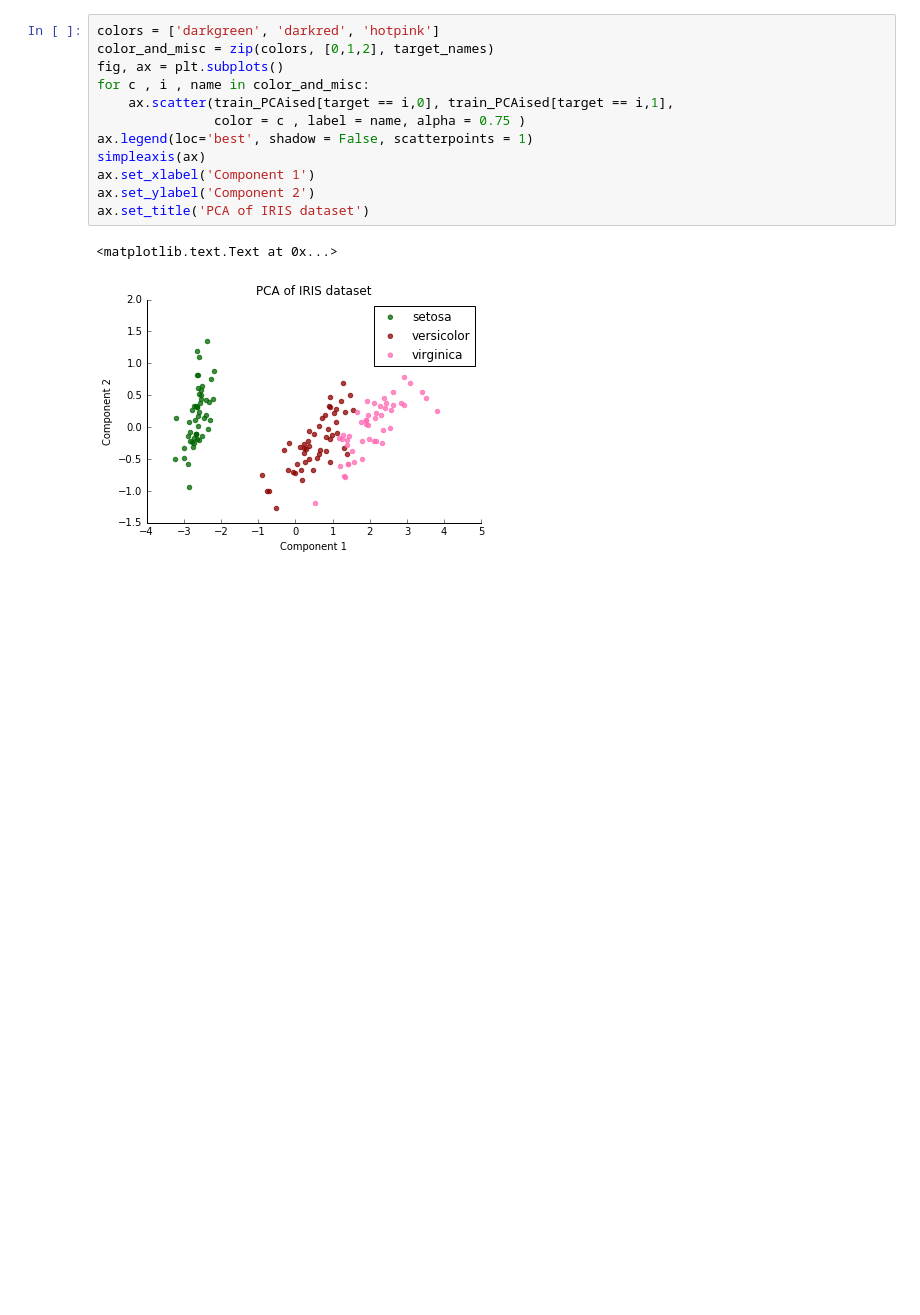
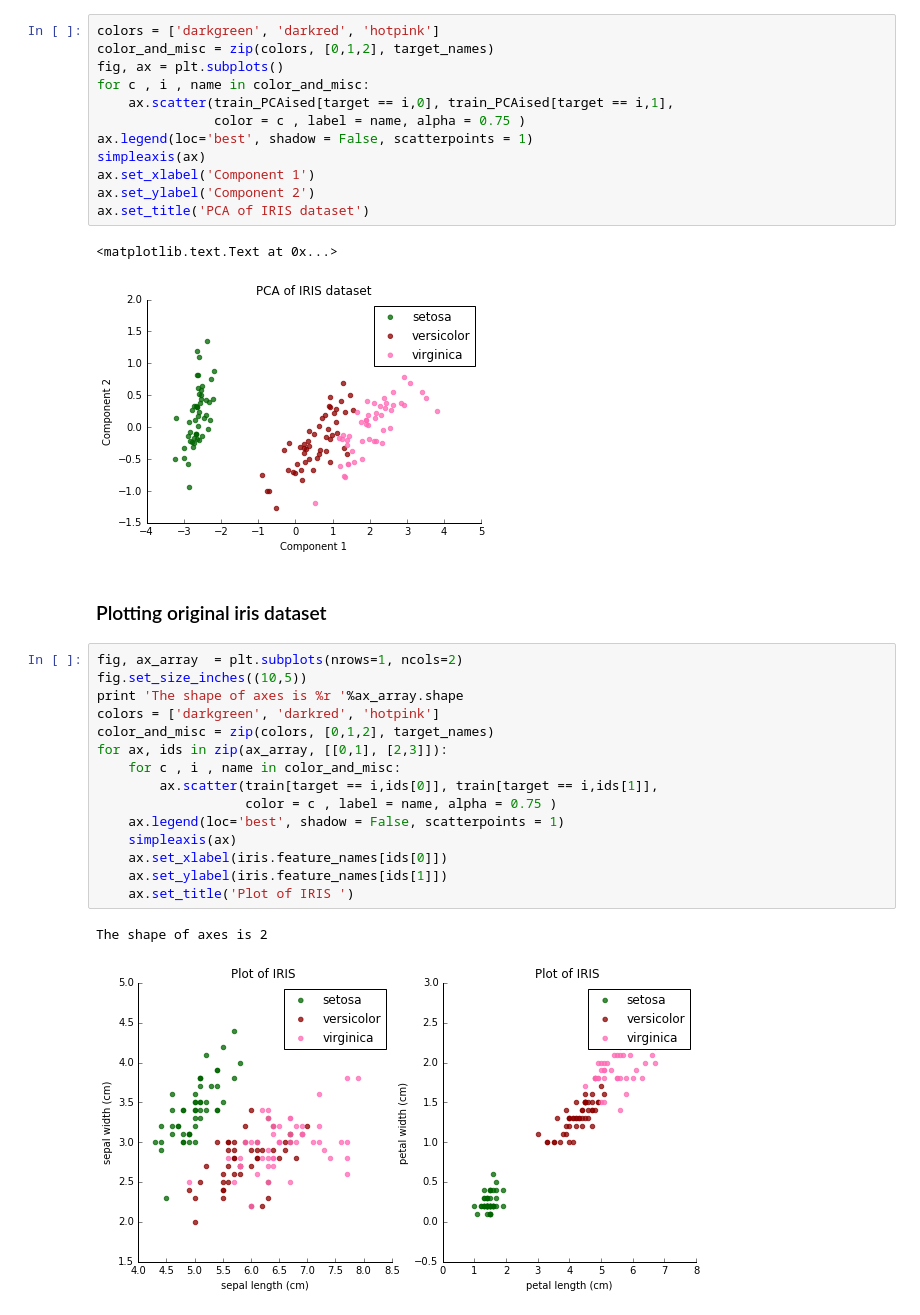
Before and after one commit to lovekesh-thakur/ML-Ipython-Notebooks, a Jupyter notebook: PCA.ipynb, the cells around one changed output. Saved outputs shown, nothing was run; the diff lists cells and outputs as text; blank space fills up the shorter version.

Commit message:
Added more plots to PCA

```diff
--- a/PCA.ipynb
+++ b/PCA.ipynb
@@ -68,3 +68,23 @@ ax.set_title('PCA of IRIS dataset')
 # %% [output]
 <matplotlib.text.Text at 0x...>
 [figure]
+# %% [markdown]
+### Plotting original iris dataset
+# %%
+fig, ax_array  = plt.subplots(nrows=1, ncols=2)
+fig.set_size_inches((10,5))
+print 'The shape of axes is %r '%ax_array.shape
+colors = ['darkgreen', 'darkred', 'hotpink']
+color_and_misc = zip(colors, [0,1,2], target_names)
+for ax, ids in zip(ax_array, [[0,1], [2,3]]):
+    for c , i , name in color_and_misc:
+        ax.scatter(train[target == i,ids[0]], train[target == i,ids[1]],
+                   color = c , label = name, alpha = 0.75 )
+    ax.legend(loc='best', shadow = False, scatterpoints = 1)
+    simpleaxis(ax)
+    ax.set_xlabel(iris.feature_names[ids[0]])
+    ax.set_ylabel(iris.feature_names[ids[1]])
+    ax.set_title('Plot of IRIS ')
+# %% [output]
+The shape of axes is 2
+[figure, added]
```
Also changed, not shown: parts of 3 cells of this notebook.
